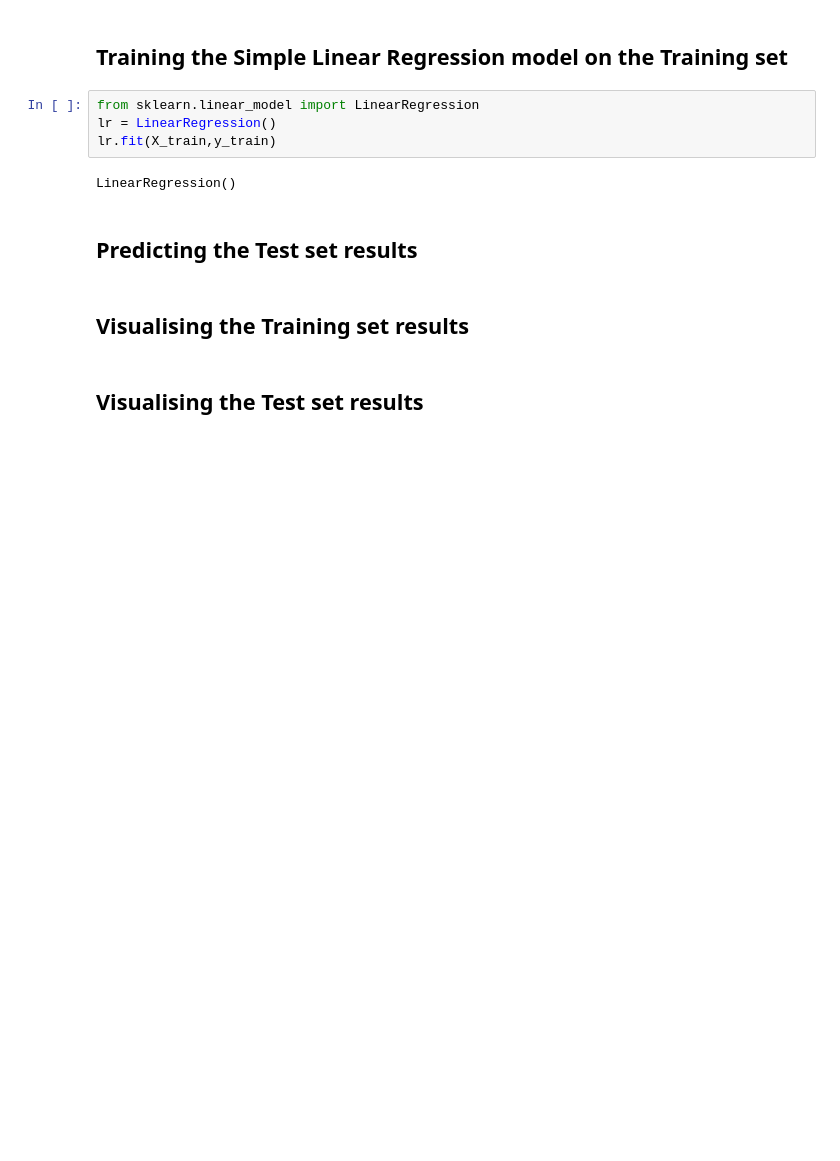
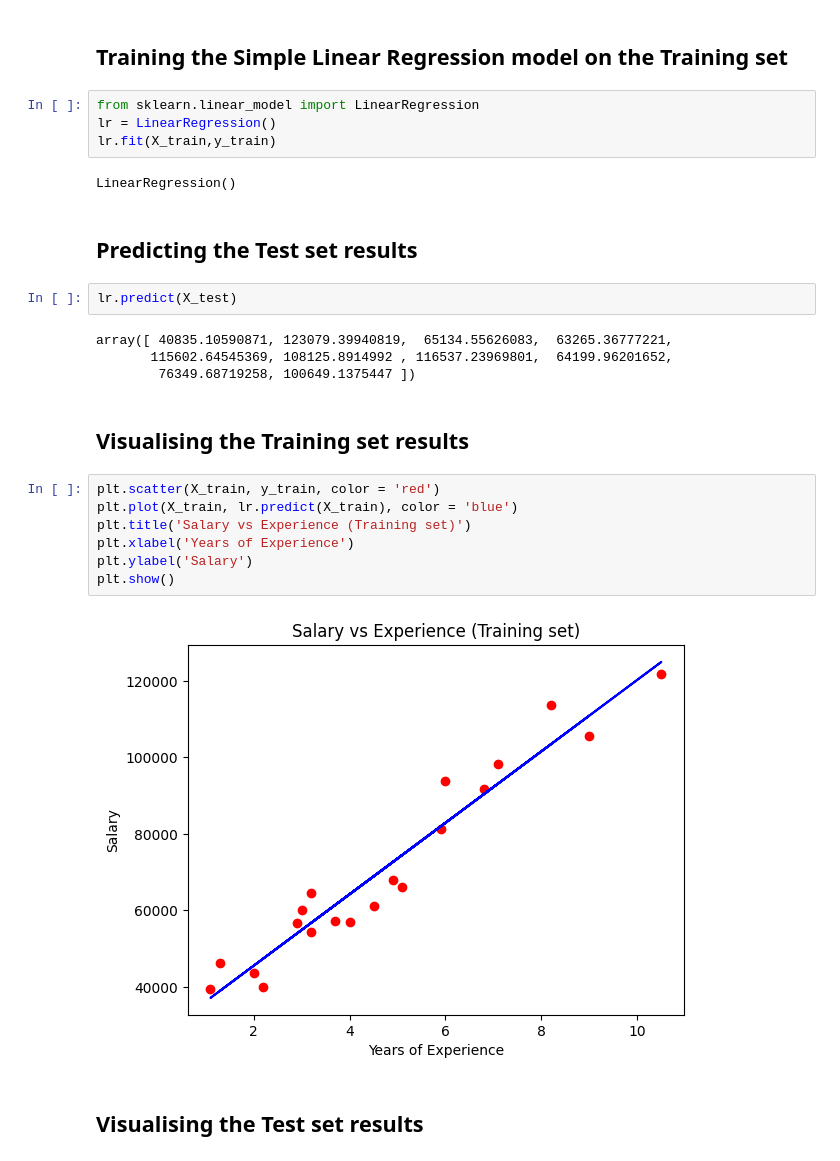
Before and after one commit to reach-jassi/ML, a Jupyter notebook: simple_linear_regression.ipynb, the cells around one changed output. Drawn from its saved outputs; the diff is of its cells as text; blank space fills up the shorter version.

```diff
--- a/simple_linear_regression.ipynb
+++ b/simple_linear_regression.ipynb
@@ -29,7 +40,22 @@ lr.fit(X_train,y_train)
 LinearRegression()
 # %% [markdown]
 ## Predicting the Test set results
+# %%
+lr.predict(X_test)
+# %% [output]
+array([ 40835.10590871, 123079.39940819,  65134.55626083,  63265.36777221,
+       115602.64545369, 108125.8914992 , 116537.23969801,  64199.96201652,
+        76349.68719258, 100649.1375447 ])
 # %% [markdown]
 ## Visualising the Training set results
+# %%
+plt.scatter(X_train, y_train, color = 'red')
+plt.plot(X_train, lr.predict(X_train), color = 'blue')
+plt.title('Salary vs Experience (Training set)')
+plt.xlabel('Years of Experience')
+plt.ylabel('Salary')
+plt.show()
+# %% [output]
+[figure, added]
 # %% [markdown]
 ## Visualising the Test set results
```
Also changed, not shown: parts of 3 cells of this notebook.
